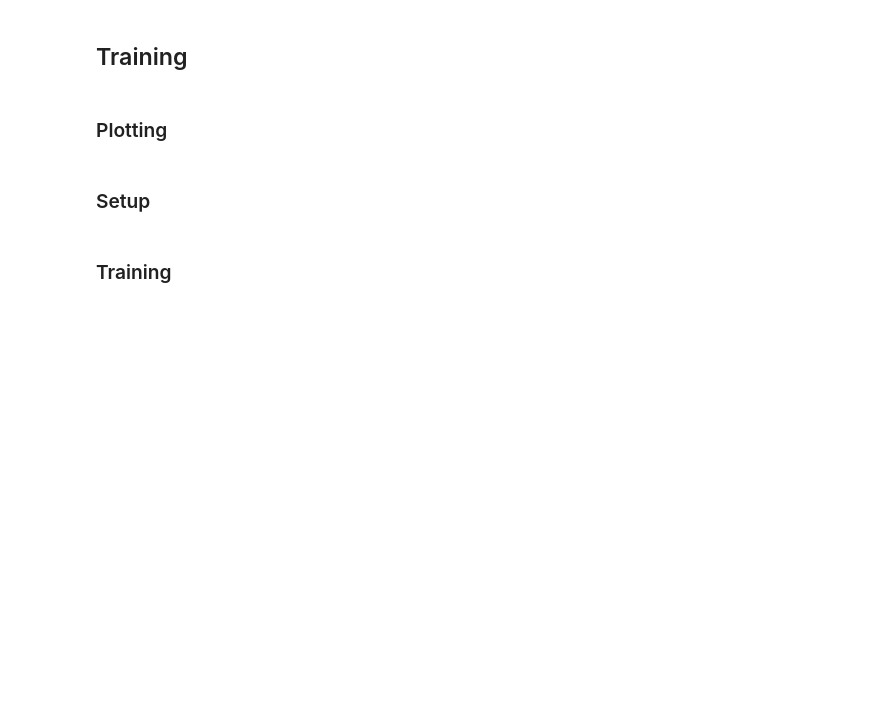
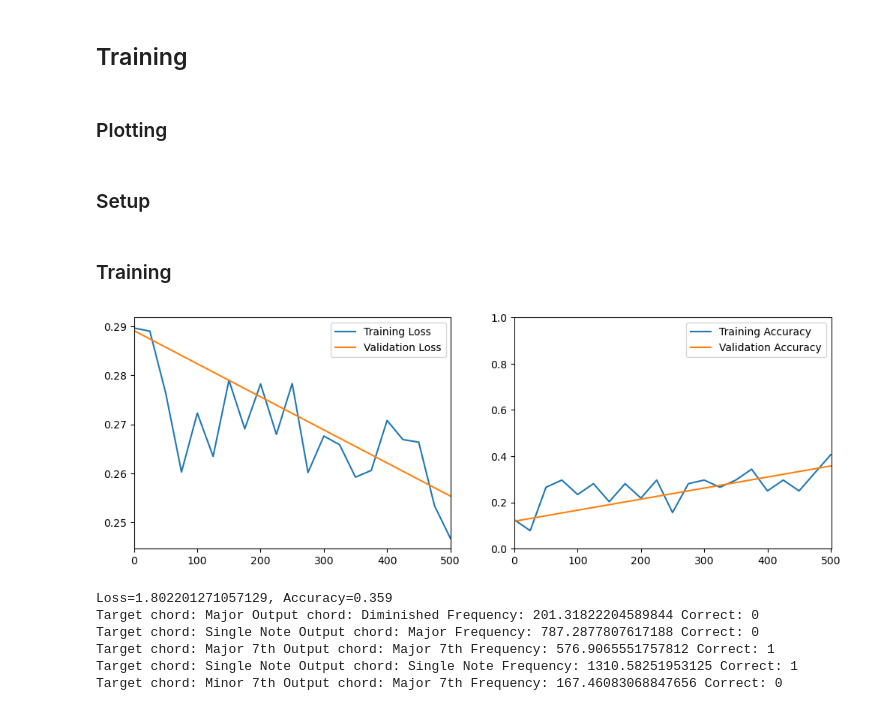
Before and after one commit to albertsgarde/deep-learning-project, a Jupyter notebook: deep-learning/chord_test.ipynb, the cells around one changed output. Cells and saved outputs as stored; diff of their text form; code cells hidden in the pictures; blank space fills up the shorter version.

```diff
--- a/deep-learning/chord_test.ipynb
+++ b/deep-learning/chord_test.ipynb
@@ -42,13 +42,13 @@ device, use_cuda = utils.setup_device(use_cuda_if_possible = True)
 ## Data
 ### Parameters
 # %%
-SAMPLE_LENGTH = 256
+SAMPLE_LENGTH = 512
 BATCH_SIZE = 64
 SEED = 1 # Generates different data if changed. Useful to ensure that a result isn't a fluke.
 
 possible_chord_types=[0,1,2,3,4,5,6]
 #possible_chord_types=[0]
-parameters = aus.DataParameters(num_samples=SAMPLE_LENGTH, min_frequency_std_dev=0.5, max_frequency_std_dev=3., possible_chord_types=possible_chord_types) \
+parameters = aus.DataParameters(num_samples=SAMPLE_LENGTH, min_frequency=50, max_frequency=2000, min_frequency_std_dev=0.5, max_frequency_std_dev=3., possible_chord_types=possible_chord_types) \
     .add_sine(probability=0.5, amplitude_range=(0.1,0.2)) \
     .add_saw(probability=0.5, amplitude_range=(0.1, 0.2)) \
     .add_pulse(probability=0.5, amplitude_range=(0.1, 0.2), duty_cycle_range=(0.1, 0.9)) \
@@ -259,9 +274,17 @@ def accuracy(output, target):
     target_chord_type = np.argmax(target)
     return 1 if output_chord_type == target_chord_type else 0
 
-eval_funcs = [accuracy]
+eval_funcs = [
+    {
+        "label": "Accuracy",
+        "ylim": (0,1),
+        "func": lambda output, target, label: accuracy(output, target)
+    }
+]
 
 manual_test_funcs = {
     "Target chord": lambda output, target, label: aus.chord_type_name(np.argmax(target)),
     "Output chord": lambda output, target, label: aus.chord_type_name(np.argmax(output)),
+    "Frequency": lambda output, target, label: label.frequency(),
+    "Correct": lambda output, target, label: accuracy(output, target)
 }
@@ -301,40 +301,46 @@ optimizer = optim.AdamW(net.parameters(), lr=LEARNING_RATE, weight_decay=WEIGHT_
 # %% [markdown]
 ### Training
 # %%
-NUM_BATCHES = 5000
+NUM_BATCHES = 500
 EVAL_EVERY = 500
 LOG_TRAIN_EVERY = 25
 NUM_VALIDATION_BATCHES = 10
 LOG_EVERY = EVAL_EVERY
 
 error_tracker = utils.ErrorTracker(criterion, eval_funcs, NUM_VALIDATION_BATCHES)
 
 net.train()
-def train():
-    for i, (signal, fft, target, label) in enumerate(itertools.islice(training_loader, NUM_BATCHES+1)):
-        if i%EVAL_EVERY == 0:
-            error_tracker.validation_update(i, net, validation_loader)
+for i, (signal, fft, target, label) in enumerate(itertools.islice(training_loader, NUM_BATCHES+1)):
+    if i%EVAL_EVERY == 0:
+        error_tracker.validation_update(i, net, validation_loader)
 
-        signal = utils.to_torch(signal)
-        fft = utils.to_torch(fft)
-        target = utils.to_torch(target)
-        output = net(signal, fft)
-        loss = criterion(output, target)
+    signal = utils.to_torch(signal)
+    fft = utils.to_torch(fft)
+    target = utils.to_torch(target)
+    output = net(signal, fft)
+    loss = criterion(output, target)
 
-        if i%LOG_TRAIN_EVERY == 0:
-            error_tracker.training_update(i, output, target, loss)
+    if i%LOG_TRAIN_EVERY == 0:
+        error_tracker.training_update(i, output, target, label, loss)
 
-        optimizer.zero_grad()
-        loss.backward()
-        optimizer.step()
+    optimizer.zero_grad()
+    loss.backward()
+    optimizer.step()
 
-        if i % LOG_EVERY == 0:
-            plot_history(error_tracker, NUM_BATCHES)
+    if i % LOG_EVERY == 0:
+        plots.plot_history(error_tracker, NUM_BATCHES, eval_funcs)
 
-train()
 
 val_loss, [val_accuracy] = utils.test_net(net, validation_loader, criterion, NUM_VALIDATION_BATCHES, eval_funcs)
 
 print(f"Loss={val_loss}, Accuracy={val_accuracy:.3f}")
 
 utils.manual_test(net, validation_loader, 5, manual_test_funcs)
+# %% [output]
+[figure, added]
+Loss=1.802201271057129, Accuracy=0.359
+Target chord: Major Output chord: Diminished Frequency: 201.31822204589844 Correct: 0
+Target chord: Single Note Output chord: Major Frequency: 787.2877807617188 Correct: 0
+Target chord: Major 7th Output chord: Major 7th Frequency: 576.9065551757812 Correct: 1
+Target chord: Single Note Output chord: Single Note Frequency: 1310.58251953125 Correct: 1
+Target chord: Minor 7th Output chord: Major 7th Frequency: 167.46083068847656 Correct: 0
```
Also changed, not shown: parts of 5 cells of this notebook, 8 other files.
